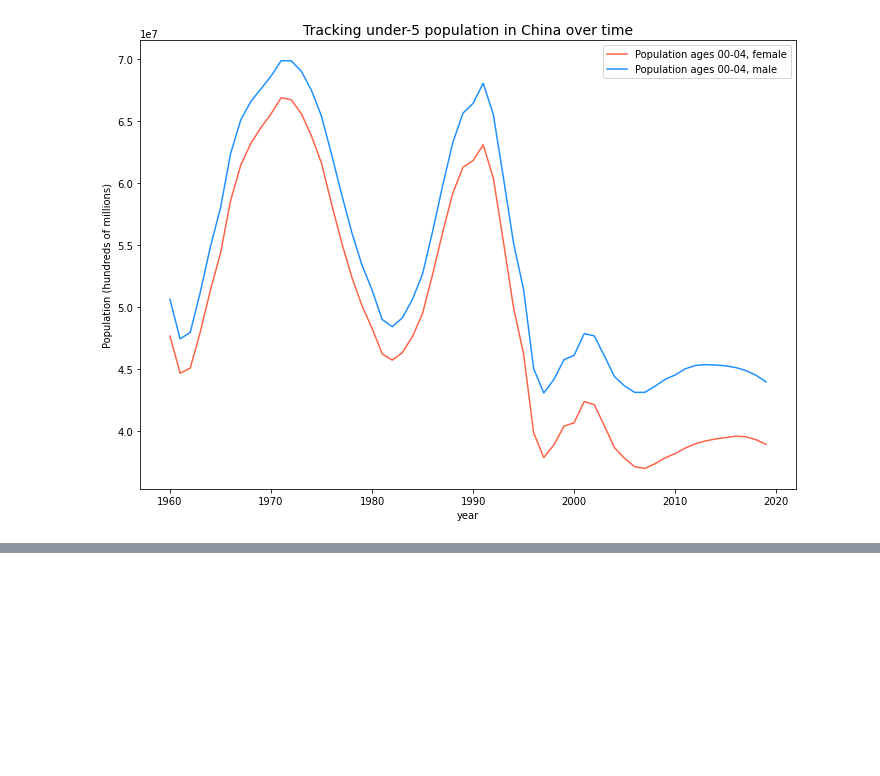
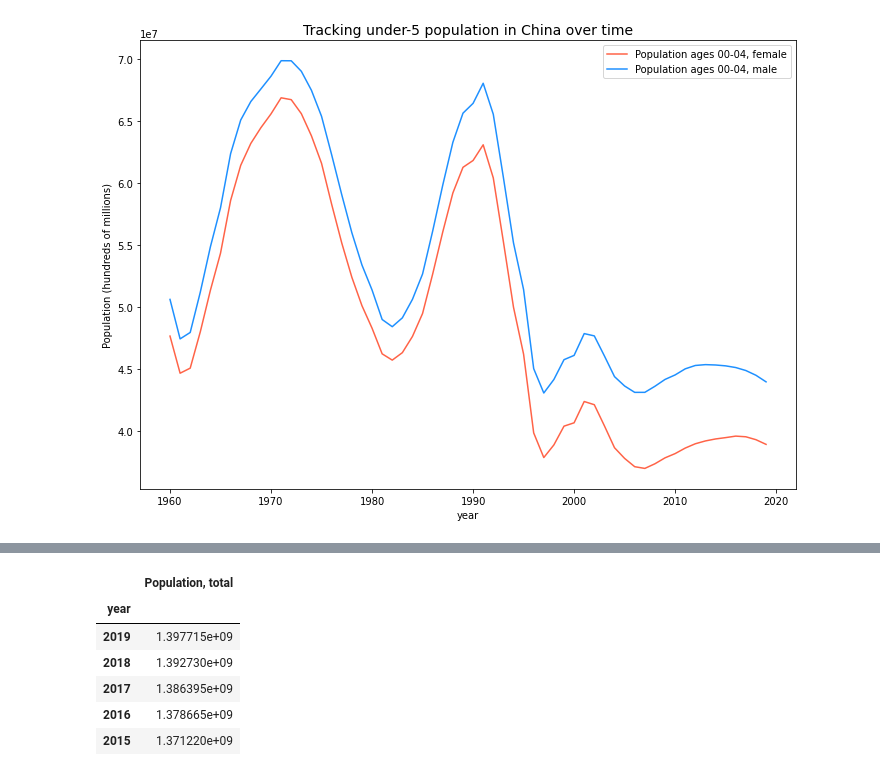
Before and after one commit to singcheerto/project1, a Jupyter notebook: china.ipynb, the cells around one changed output, grey strips where cells are left out. Cells and saved outputs as stored; diff of their text form; code cells hidden in the pictures; blank space fills up the shorter version.

```diff
--- a/china.ipynb
+++ b/china.ipynb
@@ -125,0 +144,11 @@ plt.show();
+# %%
+chn_le = life_expectancy('CHN')
+chn_le.head()
+# %% [output]
+|  | Population, total |
+| year |  |
+| 2019 | 1.397715e+09 |
+| 2018 | 1.392730e+09 |
+| 2017 | 1.386395e+09 |
+| 2016 | 1.378665e+09 |
+| 2015 | 1.371220e+09 |
```
Also changed, not shown: parts of 4 cells of this notebook, 1 other file.
